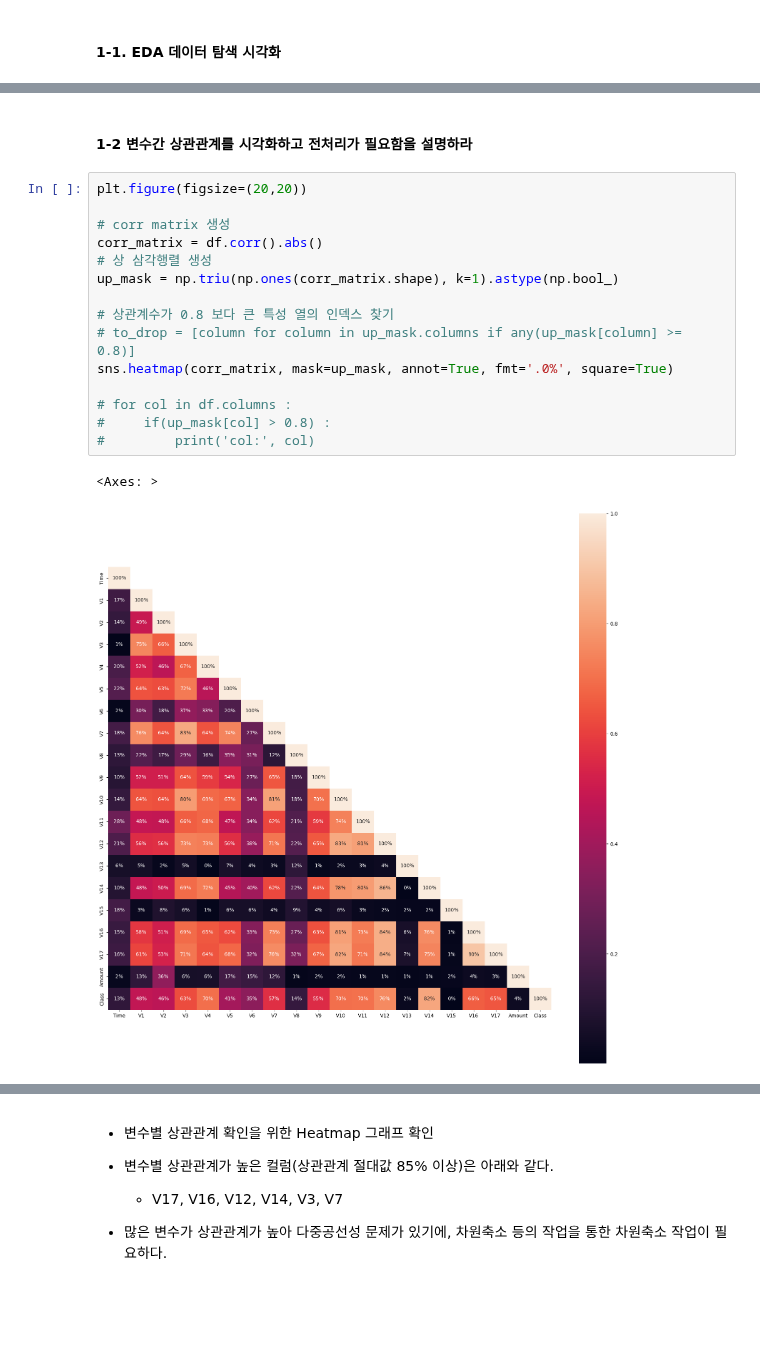
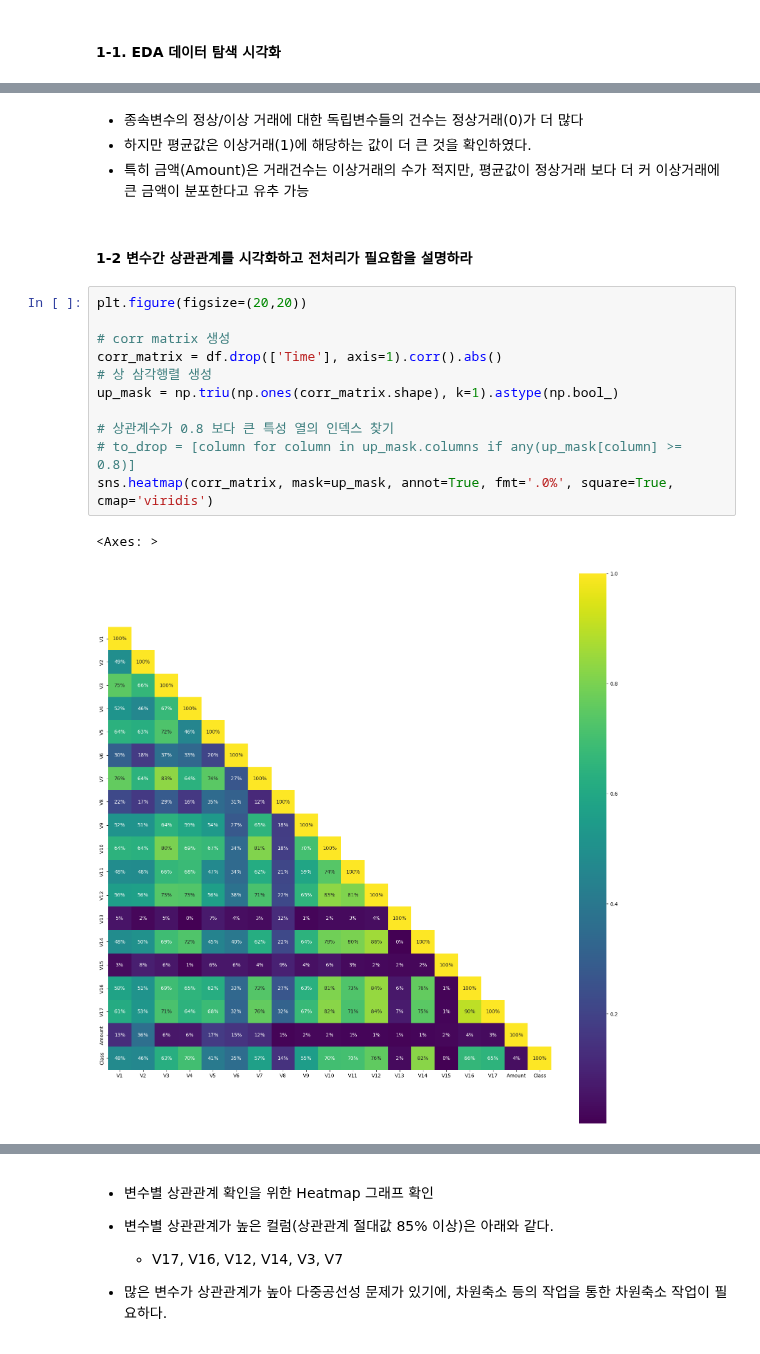
Before and after one commit to johyunkang/adp_certificate, a Jupyter notebook: ADP_27회.ipynb, the cells around one changed output, grey strips where cells are left out. Drawn from its saved outputs; the diff is of its cells as text; blank space fills up the shorter version.

```diff
--- a/ADP_27회.ipynb
+++ b/ADP_27회.ipynb
@@ -97,21 +120,21 @@ from matplotlib import pyplot as plt
+# %% [markdown]
+- 종속변수의 정상/이상 거래에 대한 독립변수들의 건수는 정상거래(0)가 더 많다
+- 하지만 평균값은 이상거래(1)에 해당하는 값이 더 큰 것을 확인하였다.
+- 특히 금액(Amount)은 거래건수는 이상거래의 수가 적지만, 평균값이 정상거래 보다 더 커 이상거래에 큰 금액이 분포한다고 유추 가능
 # %% [markdown]
 #### 1-2 변수간 상관관계를 시각화하고 전처리가 필요함을 설명하라
 # %%
 plt.figure(figsize=(20,20))
 
 # corr matrix 생성
-corr_matrix = df.corr().abs()
+corr_matrix = df.drop(['Time'], axis=1).corr().abs()
 # 상 삼각행렬 생성
 up_mask = np.triu(np.ones(corr_matrix.shape), k=1).astype(np.bool_)
 
 # 상관계수가 0.8 보다 큰 특성 열의 인덱스 찾기
 # to_drop = [column for column in up_mask.columns if any(up_mask[column] >= 0.8)]
-sns.heatmap(corr_matrix, mask=up_mask, annot=True, fmt='.0%', square=True)
-
-# for col in df.columns :
-#     if(up_mask[col] > 0.8) :
-#         print('col:', col)
+sns.heatmap(corr_matrix, mask=up_mask, annot=True, fmt='.0%', square=True, cmap='viridis')
 # %% [output]
 <Axes: >
-[figure, old version]
+[figure, new version]
 # %%
```
Also changed, not shown: parts of 30 cells of this notebook.
